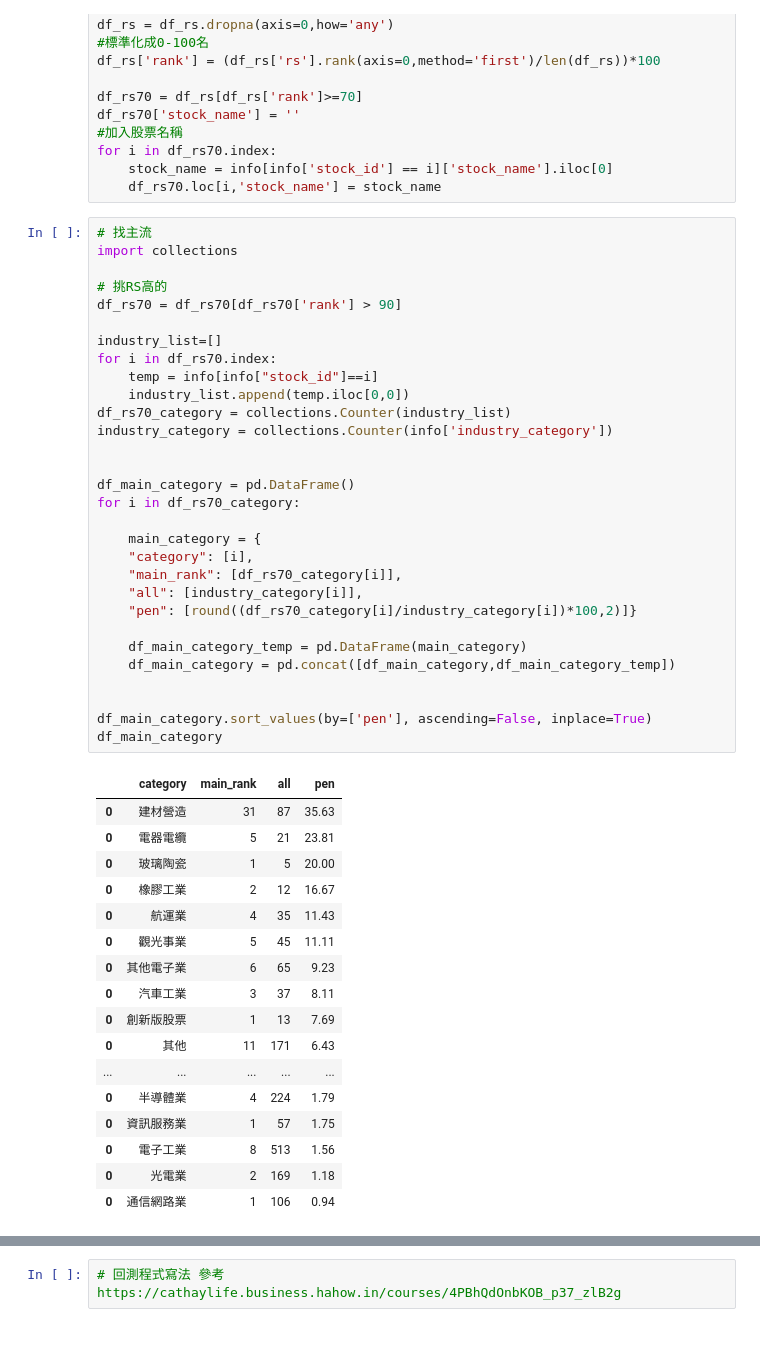
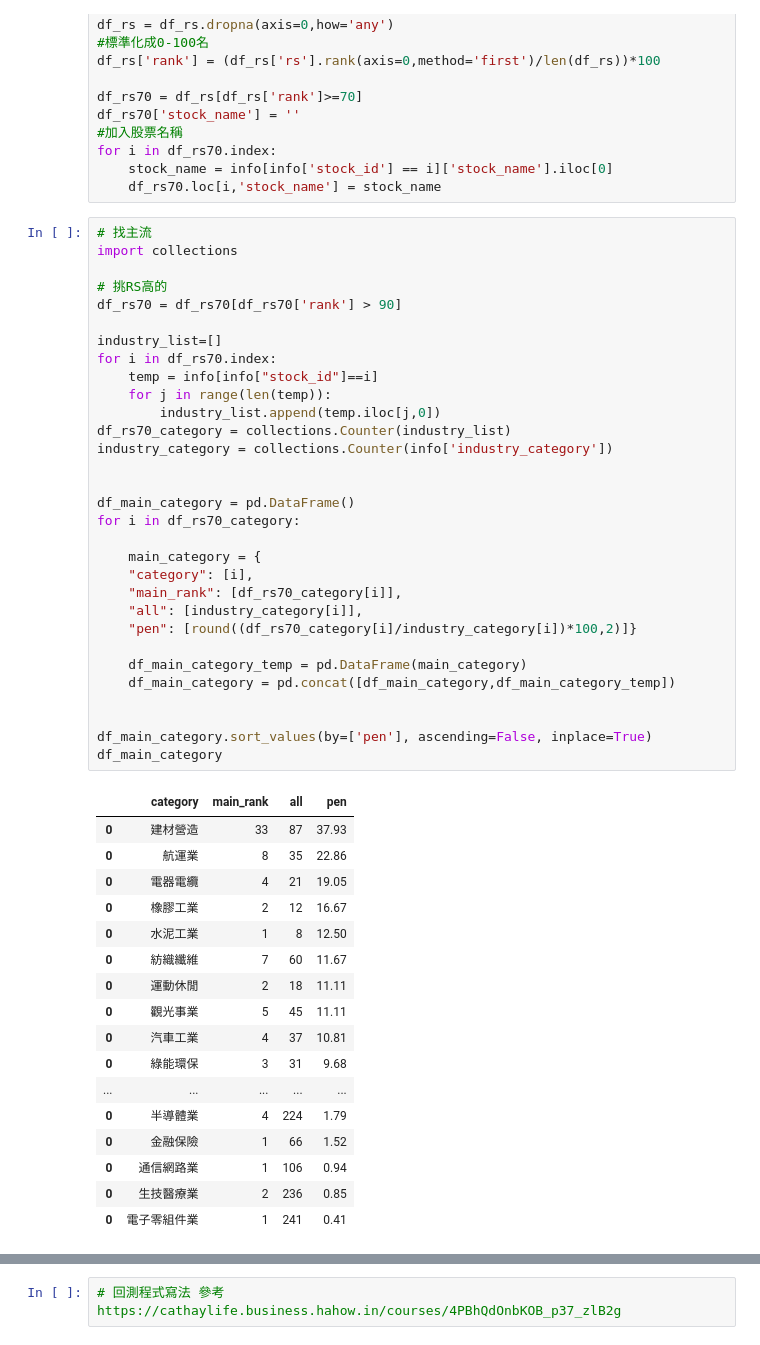
Before and after one commit to mulderfang/stock, a Jupyter notebook: RS與回測量化分析.ipynb, the cells around one changed output, grey strips where cells are left out. Drawn from its saved outputs; the diff is of its cells as text.

```diff
--- a/RS與回測量化分析.ipynb
+++ b/RS與回測量化分析.ipynb
@@ -297,47 +301,48 @@ for i in df_rs70.index:
 # 找主流
 import collections
 
 # 挑RS高的
 df_rs70 = df_rs70[df_rs70['rank'] > 90]
 
 industry_list=[]
 for i in df_rs70.index:
     temp = info[info["stock_id"]==i]
-    industry_list.append(temp.iloc[0,0])
+    for j in range(len(temp)):
+        industry_list.append(temp.iloc[j,0])
 df_rs70_category = collections.Counter(industry_list)
 industry_category = collections.Counter(info['industry_category'])
 
 
 df_main_category = pd.DataFrame()
 for i in df_rs70_category:
 
     main_category = {
     "category": [i],
     "main_rank": [df_rs70_category[i]],
     "all": [industry_category[i]],
     "pen": [round((df_rs70_category[i]/industry_category[i])*100,2)]}
 
     df_main_category_temp = pd.DataFrame(main_category)
     df_main_category = pd.concat([df_main_category,df_main_category_temp])
 
 
 df_main_category.sort_values(by=['pen'], ascending=False, inplace=True)
 df_main_category
 # %% [output]
 |  | category | main_rank | all | pen |
-| 0 | 建材營造 | 31 | 87 | 35.63 |
-| 0 | 電器電纜 | 5 | 21 | 23.81 |
-| 0 | 玻璃陶瓷 | 1 | 5 | 20.00 |
+| 0 | 建材營造 | 33 | 87 | 37.93 |
+| 0 | 航運業 | 8 | 35 | 22.86 |
+| 0 | 電器電纜 | 4 | 21 | 19.05 |
 | 0 | 橡膠工業 | 2 | 12 | 16.67 |
-| 0 | 航運業 | 4 | 35 | 11.43 |
+| 0 | 水泥工業 | 1 | 8 | 12.50 |
+| 0 | 紡織纖維 | 7 | 60 | 11.67 |
+| 0 | 運動休閒 | 2 | 18 | 11.11 |
 | 0 | 觀光事業 | 5 | 45 | 11.11 |
-| 0 | 其他電子業 | 6 | 65 | 9.23 |
-| 0 | 汽車工業 | 3 | 37 | 8.11 |
-| 0 | 創新版股票 | 1 | 13 | 7.69 |
-| 0 | 其他 | 11 | 171 | 6.43 |
+| 0 | 汽車工業 | 4 | 37 | 10.81 |
+| 0 | 綠能環保 | 3 | 31 | 9.68 |
 | ... | ... | ... | ... | ... |
 | 0 | 半導體業 | 4 | 224 | 1.79 |
-| 0 | 資訊服務業 | 1 | 57 | 1.75 |
-| 0 | 電子工業 | 8 | 513 | 1.56 |
-| 0 | 光電業 | 2 | 169 | 1.18 |
+| 0 | 金融保險 | 1 | 66 | 1.52 |
 | 0 | 通信網路業 | 1 | 106 | 0.94 |
+| 0 | 生技醫療業 | 2 | 236 | 0.85 |
+| 0 | 電子零組件業 | 1 | 241 | 0.41 |
```
Also changed, not shown: parts of 8 cells of this notebook.
